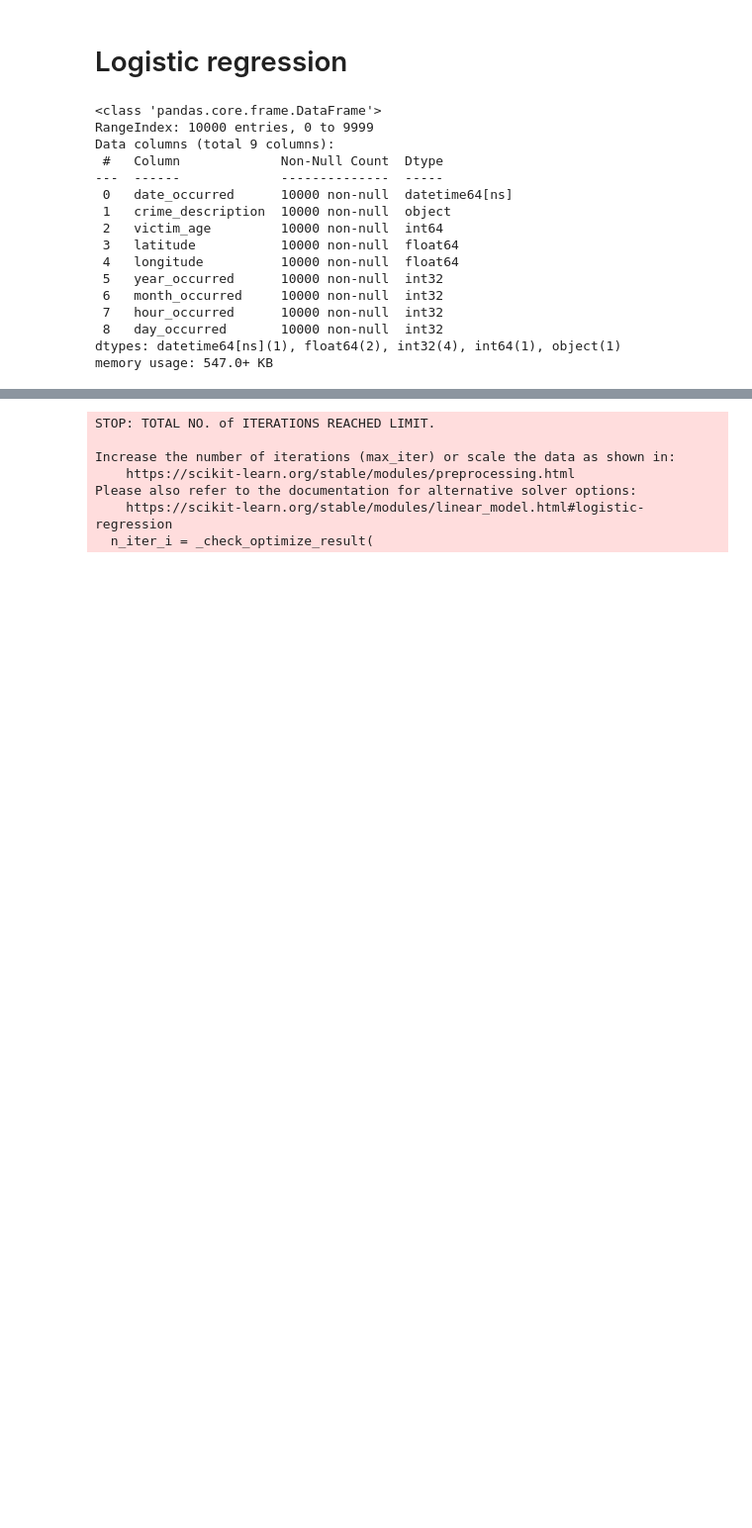
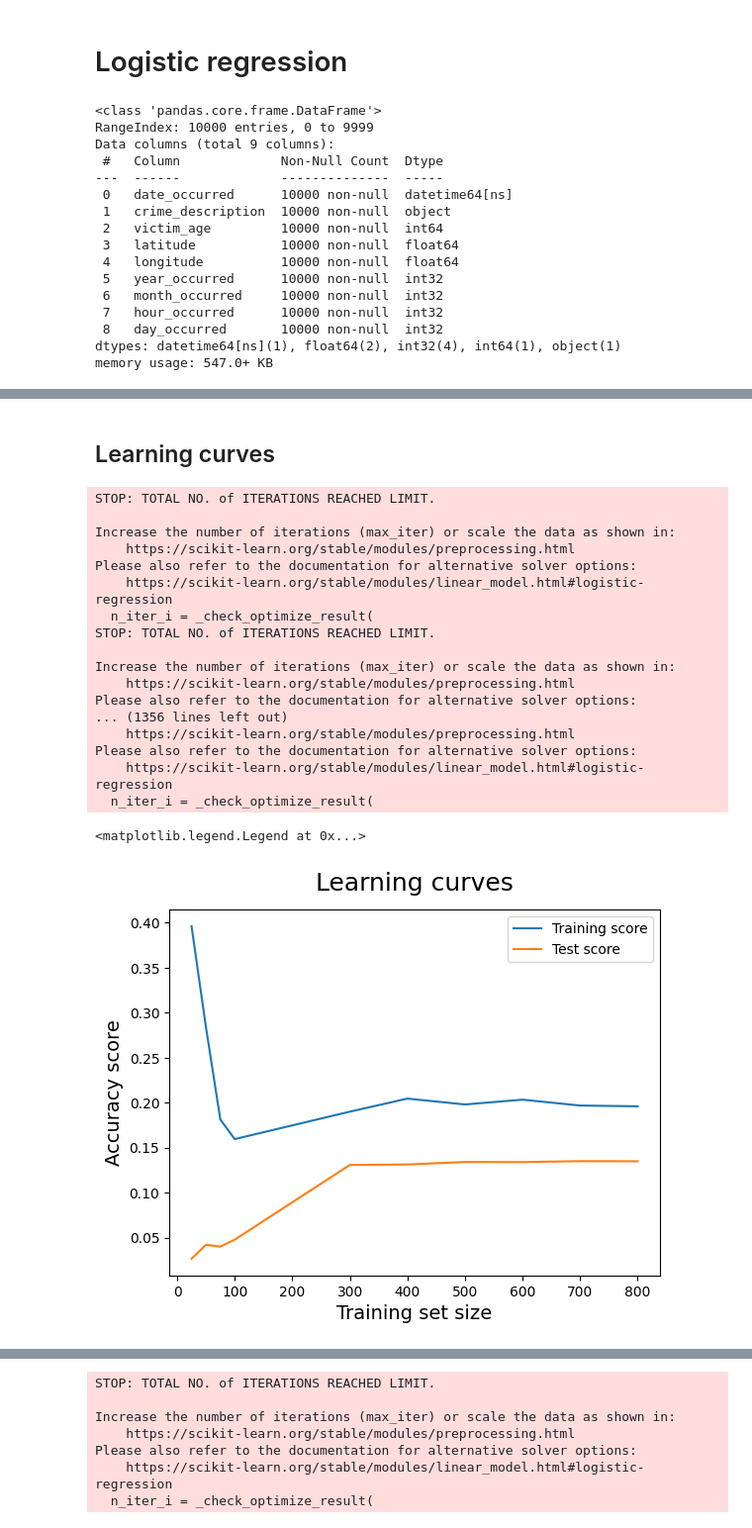
Before and after one commit to cris-sun/safe_live, a Jupyter notebook: notebooks/ml.ipynb, the cells around one changed output, grey strips where cells are left out. Shown: that part at 99% size. Saved outputs shown, nothing was run; the diff lists cells and outputs as text; code cells hidden in the pictures; blank space fills up the shorter version.

Commit message:
update the Logistic regression

```diff
--- a/notebooks/ml.ipynb
+++ b/notebooks/ml.ipynb
@@ -99,17 +101,17 @@ memory usage: 547.0+ KB
 # %%
 #Create the feature set
 
-X = df[['victim_age','latitude','longitude','day_occurred','month_occurred','year_occurred' ]]
+X = df[['victim_age','latitude','longitude',]]
 y = df['crime_description']
 
 # Instanciate model
-#model = LogisticRegression(max_iter=50)
+model = LogisticRegression(max_iter=10000)
 
 # 5-Fold Cross validate model
 #`cross_validate` doesn't return a fitted model
-#cv_results = cross_validate(model, X, y, cv=5)
+cv_results = cross_validate(model, X, y, cv=5)
 
 # Mean of accuracies
-#accuracy = cv_results['test_score'].mean()
+accuracy = cv_results['test_score'].mean()
 
-#accuracy
+accuracy
@@ -115,0 +127,47 @@ y = df['crime_description']
+# %% [markdown]
+## Learning curves
+# %%
+import matplotlib.pyplot as plt
+from sklearn.model_selection import learning_curve
+import numpy as np
+
+# Get train scores, train sizes, and validation scores using `learning_curve`, r2 score
+train_sizes, train_scores, test_scores = learning_curve(estimator = LogisticRegression(max_iter=1000),
+                                                              X = X,
+                                                              y = y,
+                                                              train_sizes = [25,50,75,100,300,400,500,600,700,800],
+                                                              cv = 20)
+
+# Take the mean of cross-validated train scores and validation scores
+train_scores_mean = np.mean(train_scores, axis=1)
+test_scores_mean = np.mean(test_scores, axis=1)
+
+# Plot the learning curves!
+plt.plot(train_sizes, train_scores_mean, label = 'Training score')
+plt.plot(train_sizes, test_scores_mean, label = 'Test score')
+plt.ylabel('Accuracy score', fontsize = 14)
+plt.xlabel('Training set size', fontsize = 14)
+plt.title('Learning curves', fontsize = 18, y = 1.03)
+#plt.xlim([0, 1000])
+#plt.ylim([0, 1])
+plt.legend()
+# %% [output]
+STOP: TOTAL NO. of ITERATIONS REACHED LIMIT.
+
+Increase the number of iterations (max_iter) or scale the data as shown in:
+    https://scikit-learn.org/stable/modules/preprocessing.html
+Please also refer to the documentation for alternative solver options:
+    https://scikit-learn.org/stable/modules/linear_model.html#logistic-regression
+  n_iter_i = _check_optimize_result(
+STOP: TOTAL NO. of ITERATIONS REACHED LIMIT.
+
+Increase the number of iterations (max_iter) or scale the data as shown in:
+    https://scikit-learn.org/stable/modules/preprocessing.html
+Please also refer to the documentation for alternative solver options:
+... (1356 lines left out)
+    https://scikit-learn.org/stable/modules/preprocessing.html
+Please also refer to the documentation for alternative solver options:
+    https://scikit-learn.org/stable/modules/linear_model.html#logistic-regression
+  n_iter_i = _check_optimize_result(
+<matplotlib.legend.Legend at 0x...>
+[figure, added]
```
Also changed, not shown: parts of 4 cells of this notebook.
